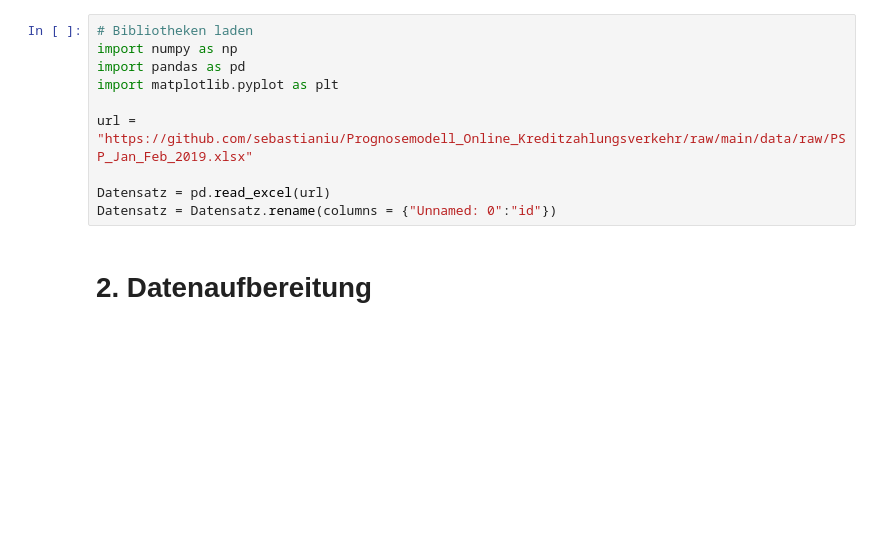
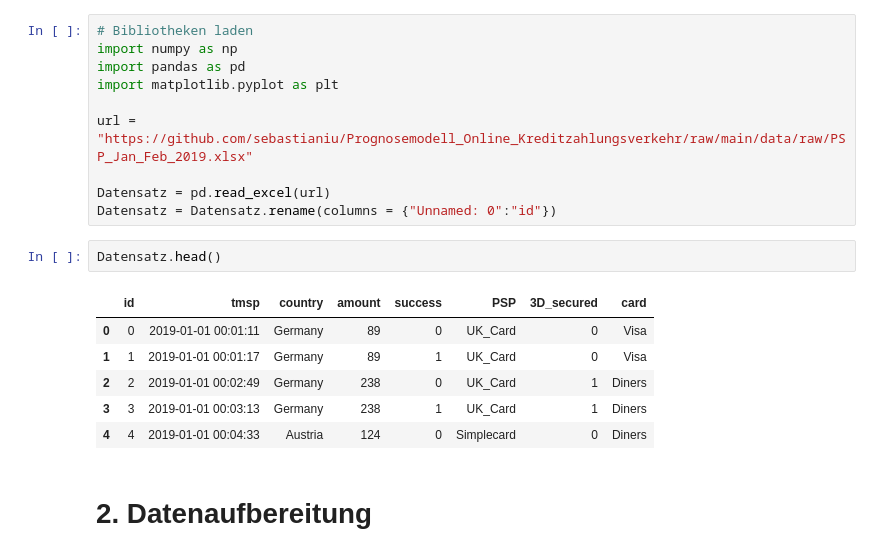
Before and after one commit to sebastianiu/Prognosemodell_Online_Kreditzahlungsverkehr, a Jupyter notebook: models/dev/model_evaluation.ipynb, the cells around one changed output. Saved outputs shown, nothing was run; the diff lists cells and outputs as text; blank space fills up the shorter version.

```diff
--- a/models/dev/model_evaluation.ipynb
+++ b/models/dev/model_evaluation.ipynb
@@ -10,6 +10,15 @@ url = "https://github.com/sebastianiu/Prognosemodell_Online_Kreditzahlungsverkeh
 
 Datensatz = pd.read_excel(url)
 Datensatz = Datensatz.rename(columns = {"Unnamed: 0":"id"})
+# %%
+Datensatz.head()
+# %% [output]
+|  | id | tmsp | country | amount | success | PSP | 3D_secured | card |
+| 0 | 0 | 2019-01-01 00:01:11 | Germany | 89 | 0 | UK_Card | 0 | Visa |
+| 1 | 1 | 2019-01-01 00:01:17 | Germany | 89 | 1 | UK_Card | 0 | Visa |
+| 2 | 2 | 2019-01-01 00:02:49 | Germany | 238 | 0 | UK_Card | 1 | Diners |
+| 3 | 3 | 2019-01-01 00:03:13 | Germany | 238 | 1 | UK_Card | 1 | Diners |
+| 4 | 4 | 2019-01-01 00:04:33 | Austria | 124 | 0 | Simplecard | 0 | Diners |
 # %% [markdown]
 # 2. Datenaufbereitung
 # %%
```
Also changed, not shown: parts of 8 cells of this notebook.
